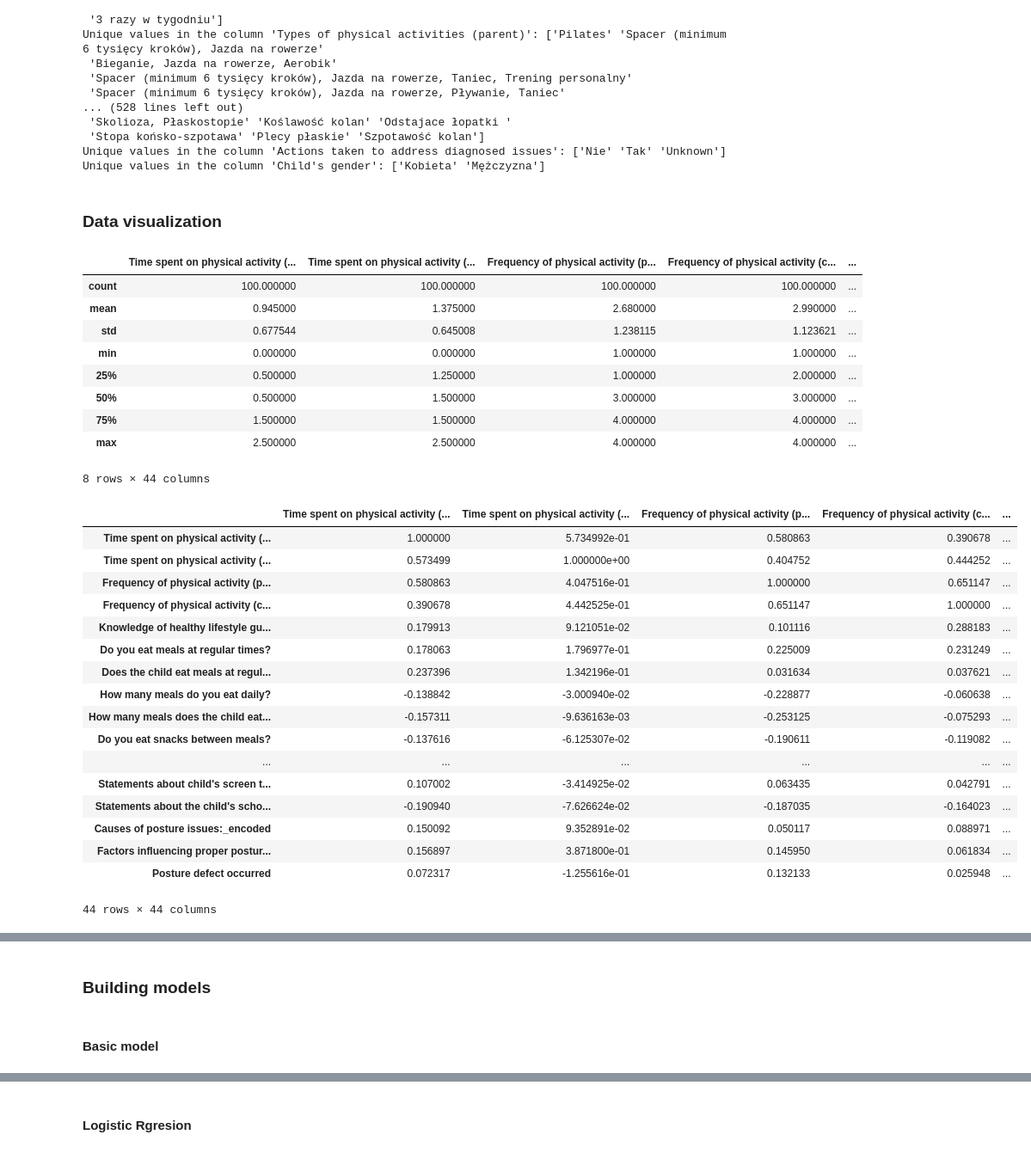
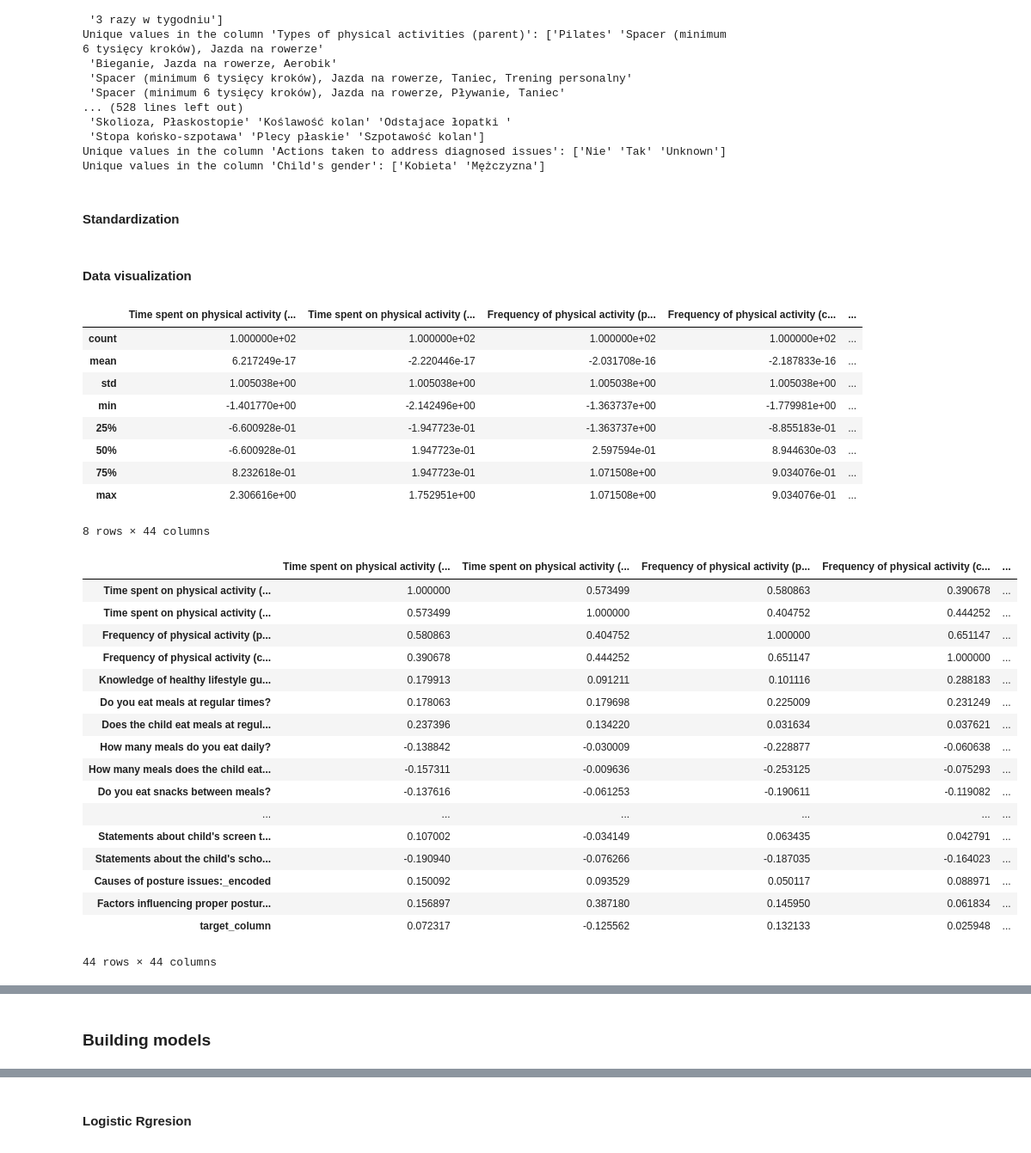
Before and after one commit to Kej-Sy/Project---postural-defects, a Jupyter notebook: notebooks/Postural disfuntions_v1.ipynb, the cells around one changed output, grey strips where cells are left out. Shown at 86% size. Cells and saved outputs as stored; diff of their text form; code cells hidden in the pictures.

Commit message:
Add data visualisation, standarization and first models

```diff
--- a/notebooks/Postural disfuntions_v1.ipynb
+++ b/notebooks/Postural disfuntions_v1.ipynb
@@ -381,22 +404,30 @@ def process_columns_with_label_encoding(df, columns):
 
 # Wywołanie funkcji
 df, label_encoders = process_columns_with_label_encoding(df, object_columns)
+# %% [markdown]
+#### Standardization
+# %%
+numeric_cols = df.select_dtypes(include=["number"])
+
+scaler = StandardScaler()
+scaled_features = scaler.fit_transform(df[numeric_cols.columns])
+df[numeric_cols.columns] = scaled_features
 # %%
-df["Posture defect occurred"] = df["Posture issues diagnosed (child)"].apply(
+df["target_column"] = df["Posture issues diagnosed (child)"].apply(
     lambda x: 0 if x == "Brak stwierdzonych wad postawy" else 1)
 # %% [markdown]
-### Data visualization
+#### Data visualization
 # %%
 # Figures statistics for numeric columns
 df.describe()
 # %% [output]
 |  | Time spent on physical activity (... | Time spent on physical activity (... | Frequency of physical activity (p... | Frequency of physical activity (c... | ... |
-| count | 100.000000 | 100.000000 | 100.000000 | 100.000000 | ... |
-| mean | 0.945000 | 1.375000 | 2.680000 | 2.990000 | ... |
-| std | 0.677544 | 0.645008 | 1.238115 | 1.123621 | ... |
-| min | 0.000000 | 0.000000 | 1.000000 | 1.000000 | ... |
-| 25% | 0.500000 | 1.250000 | 1.000000 | 2.000000 | ... |
-| 50% | 0.500000 | 1.500000 | 3.000000 | 3.000000 | ... |
-| 75% | 1.500000 | 1.500000 | 4.000000 | 4.000000 | ... |
-| max | 2.500000 | 2.500000 | 4.000000 | 4.000000 | ... |
+| count | 1.000000e+02 | 1.000000e+02 | 1.000000e+02 | 1.000000e+02 | ... |
+| mean | 6.217249e-17 | -2.220446e-17 | -2.031708e-16 | -2.187833e-16 | ... |
+| std | 1.005038e+00 | 1.005038e+00 | 1.005038e+00 | 1.005038e+00 | ... |
+| min | -1.401770e+00 | -2.142496e+00 | -1.363737e+00 | -1.779981e+00 | ... |
+| 25% | -6.600928e-01 | -1.947723e-01 | -1.363737e+00 | -8.855183e-01 | ... |
+| 50% | -6.600928e-01 | 1.947723e-01 | 2.597594e-01 | 8.944630e-03 | ... |
+| 75% | 8.232618e-01 | 1.947723e-01 | 1.071508e+00 | 9.034076e-01 | ... |
+| max | 2.306616e+00 | 1.752951e+00 | 1.071508e+00 | 9.034076e-01 | ... |
 8 rows × 44 columns
@@ -406,24 +434,26 @@ train = df.select_dtypes(include=[np.number])
 # %%
+train = df.select_dtypes(include=["number"])
+
 # Checking correlations between variables
 train.corr()
 # %% [output]
 |  | Time spent on physical activity (... | Time spent on physical activity (... | Frequency of physical activity (p... | Frequency of physical activity (c... | ... |
-| Time spent on physical activity (... | 1.000000 | 5.734992e-01 | 0.580863 | 0.390678 | ... |
-| Time spent on physical activity (... | 0.573499 | 1.000000e+00 | 0.404752 | 0.444252 | ... |
-| Frequency of physical activity (p... | 0.580863 | 4.047516e-01 | 1.000000 | 0.651147 | ... |
-| Frequency of physical activity (c... | 0.390678 | 4.442525e-01 | 0.651147 | 1.000000 | ... |
-| Knowledge of healthy lifestyle gu... | 0.179913 | 9.121051e-02 | 0.101116 | 0.288183 | ... |
-| Do you eat meals at regular times? | 0.178063 | 1.796977e-01 | 0.225009 | 0.231249 | ... |
-| Does the child eat meals at regul... | 0.237396 | 1.342196e-01 | 0.031634 | 0.037621 | ... |
-| How many meals do you eat daily? | -0.138842 | -3.000940e-02 | -0.228877 | -0.060638 | ... |
-| How many meals does the child eat... | -0.157311 | -9.636163e-03 | -0.253125 | -0.075293 | ... |
-| Do you eat snacks between meals? | -0.137616 | -6.125307e-02 | -0.190611 | -0.119082 | ... |
+| Time spent on physical activity (... | 1.000000 | 0.573499 | 0.580863 | 0.390678 | ... |
+| Time spent on physical activity (... | 0.573499 | 1.000000 | 0.404752 | 0.444252 | ... |
+| Frequency of physical activity (p... | 0.580863 | 0.404752 | 1.000000 | 0.651147 | ... |
+| Frequency of physical activity (c... | 0.390678 | 0.444252 | 0.651147 | 1.000000 | ... |
+| Knowledge of healthy lifestyle gu... | 0.179913 | 0.091211 | 0.101116 | 0.288183 | ... |
+| Do you eat meals at regular times? | 0.178063 | 0.179698 | 0.225009 | 0.231249 | ... |
+| Does the child eat meals at regul... | 0.237396 | 0.134220 | 0.031634 | 0.037621 | ... |
+| How many meals do you eat daily? | -0.138842 | -0.030009 | -0.228877 | -0.060638 | ... |
+| How many meals does the child eat... | -0.157311 | -0.009636 | -0.253125 | -0.075293 | ... |
+| Do you eat snacks between meals? | -0.137616 | -0.061253 | -0.190611 | -0.119082 | ... |
 | ... | ... | ... | ... | ... | ... |
-| Statements about child's screen t... | 0.107002 | -3.414925e-02 | 0.063435 | 0.042791 | ... |
-| Statements about the child's scho... | -0.190940 | -7.626624e-02 | -0.187035 | -0.164023 | ... |
-| Causes of posture issues:_encoded | 0.150092 | 9.352891e-02 | 0.050117 | 0.088971 | ... |
-| Factors influencing proper postur... | 0.156897 | 3.871800e-01 | 0.145950 | 0.061834 | ... |
-| Posture defect occurred | 0.072317 | -1.255616e-01 | 0.132133 | 0.025948 | ... |
+| Statements about child's screen t... | 0.107002 | -0.034149 | 0.063435 | 0.042791 | ... |
+| Statements about the child's scho... | -0.190940 | -0.076266 | -0.187035 | -0.164023 | ... |
+| Causes of posture issues:_encoded | 0.150092 | 0.093529 | 0.050117 | 0.088971 | ... |
+| Factors influencing proper postur... | 0.156897 | 0.387180 | 0.145950 | 0.061834 | ... |
+| target_column | 0.072317 | -0.125562 | 0.132133 | 0.025948 | ... |
 44 rows × 44 columns
 # %%
 # Generating a heat map of correlation
@@ -433,6 +463,4 @@ sns.heatmap(train.corr(), annot=True, linewidths=1, cmap="YlGnBu");
 [figure]
 # %% [markdown]
 ### Building models
-# %% [markdown]
-#### Basic model
 # %%
```
Also changed, not shown: parts of 16 cells of this notebook.
